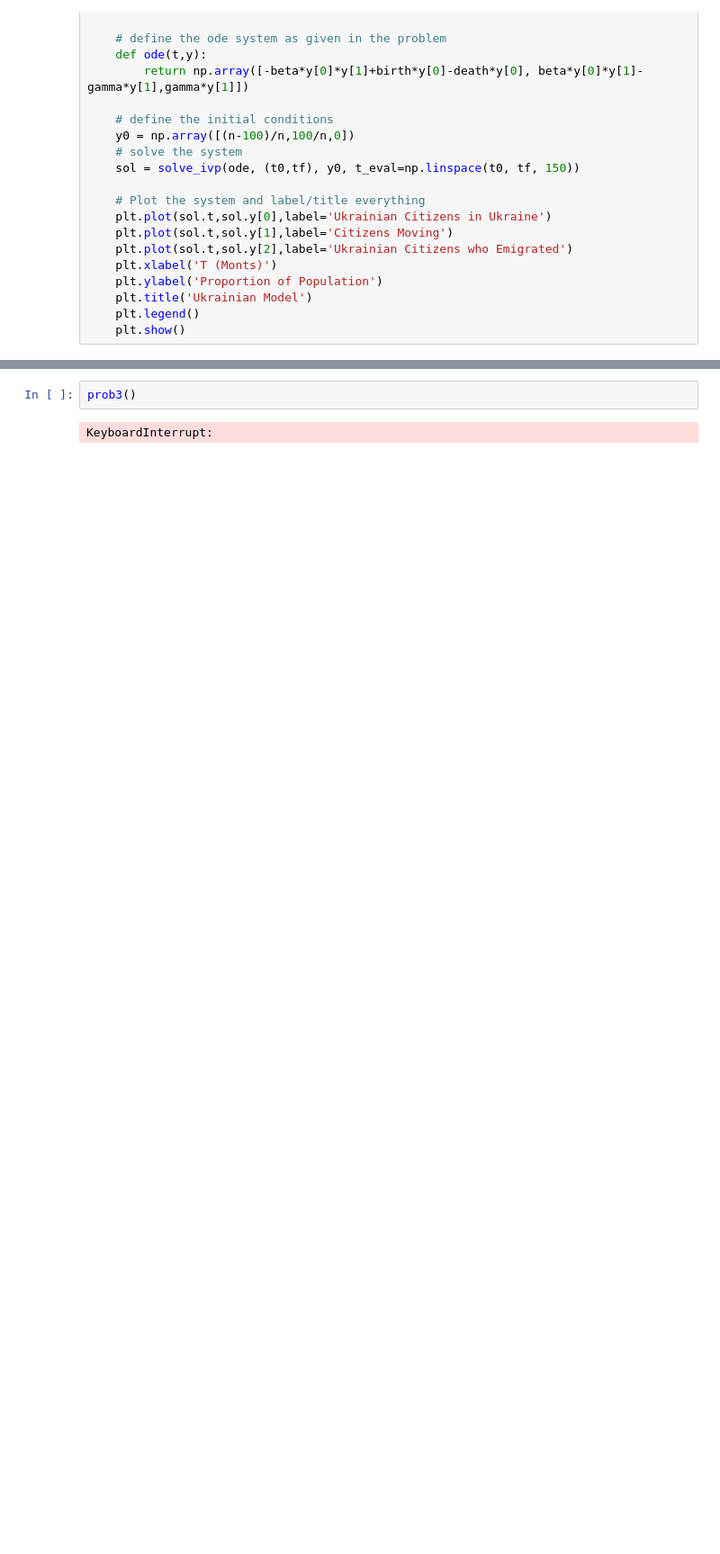
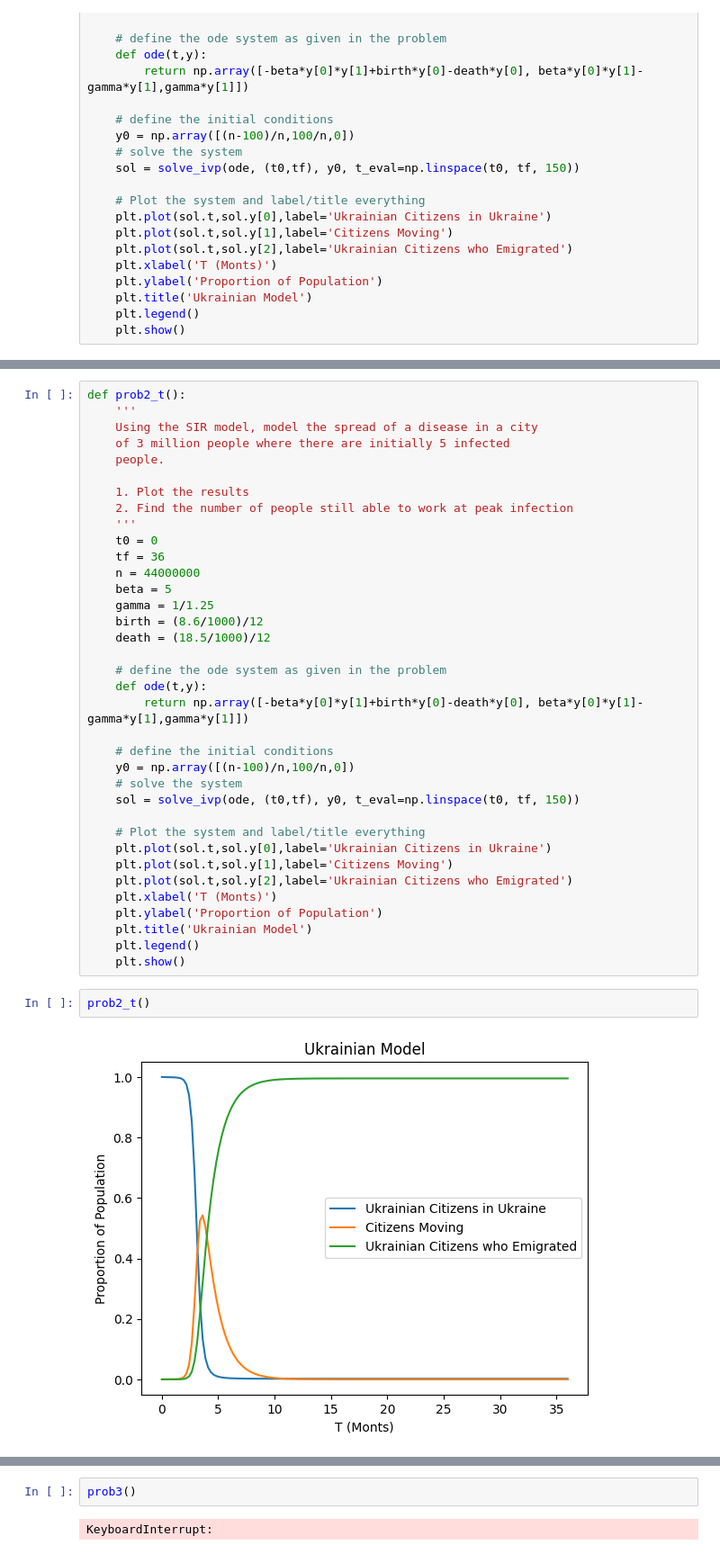
Before and after one commit to zaccmeyer/2020Crime, a Jupyter notebook: immigration.ipynb, the cells around one changed output, grey strips where cells are left out. Shown at 90% size. Cells and saved outputs as stored; diff of their text form; blank space fills up the shorter version.

Commit message:
death and birth rate added

```diff
--- a/immigration.ipynb
+++ b/immigration.ipynb
@@ -200,3 +202,43 @@ prob2_a()
+# %%
+def prob2_t():
+    '''
+    Using the SIR model, model the spread of a disease in a city
+    of 3 million people where there are initially 5 infected
+    people.
+
+    1. Plot the results
+    2. Find the number of people still able to work at peak infection
+    '''
+    t0 = 0
+    tf = 36
+    n = 44000000
+    beta = 5
+    gamma = 1/1.25
+    birth = (8.6/1000)/12
+    death = (18.5/1000)/12
+
+    # define the ode system as given in the problem
+    def ode(t,y):
+        return np.array([-beta*y[0]*y[1]+birth*y[0]-death*y[0], beta*y[0]*y[1]-gamma*y[1],gamma*y[1]])
+
+    # define the initial conditions
+    y0 = np.array([(n-100)/n,100/n,0])
+    # solve the system
+    sol = solve_ivp(ode, (t0,tf), y0, t_eval=np.linspace(t0, tf, 150))
+
+    # Plot the system and label/title everything
+    plt.plot(sol.t,sol.y[0],label='Ukrainian Citizens in Ukraine')
+    plt.plot(sol.t,sol.y[1],label='Citizens Moving')
+    plt.plot(sol.t,sol.y[2],label='Ukrainian Citizens who Emigrated')
+    plt.xlabel('T (Monts)')
+    plt.ylabel('Proportion of Population')
+    plt.title('Ukrainian Model')
+    plt.legend()
+    plt.show()
+# %%
+prob2_t()
+# %% [output]
+[figure, added]
 # %%
 def prob3():
     '''
```
Also changed, not shown: parts of 8 cells of this notebook.
